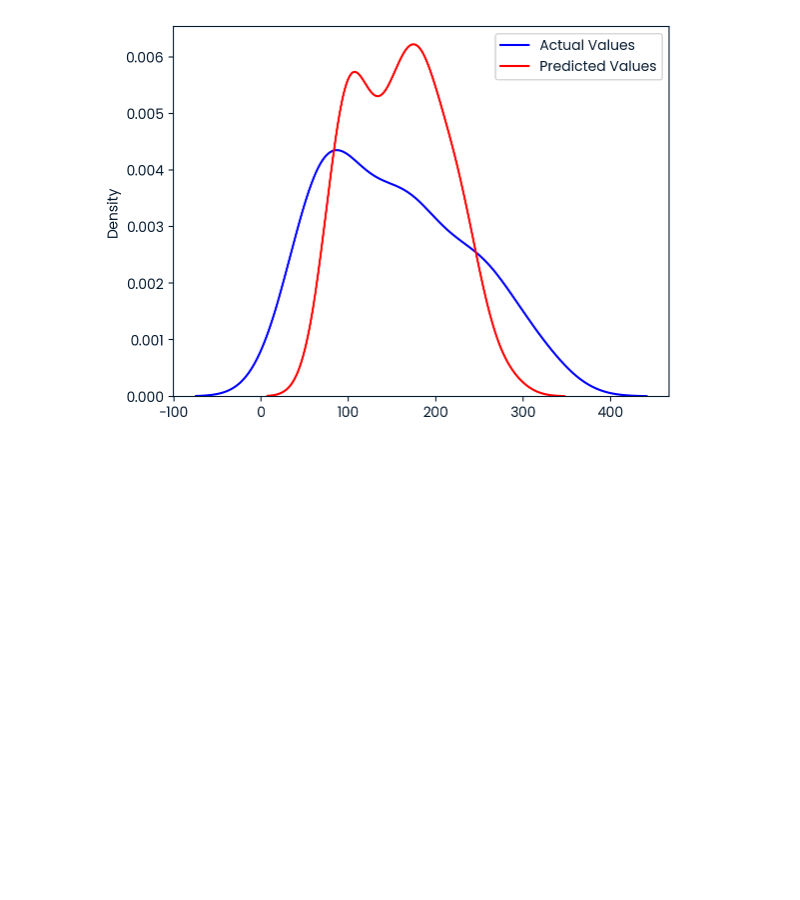
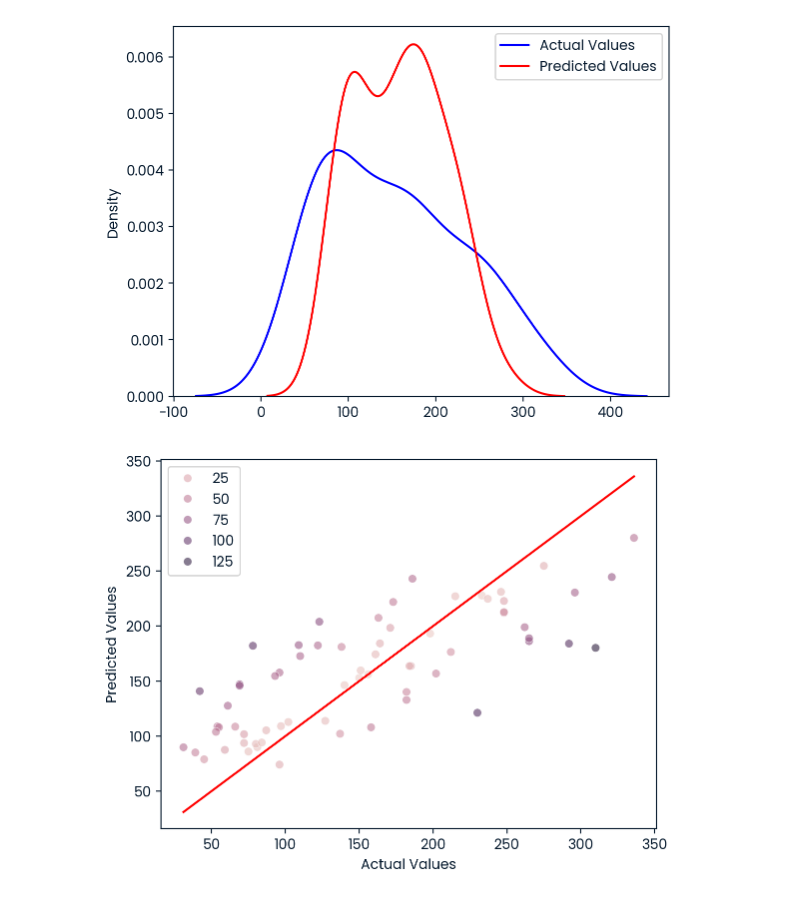
Before and after one commit to kedesky/ML-Diabetes-dataset, a Jupyter notebook: Diabetes dataset (part 4).ipynb, the cells around one changed output. Cells and saved outputs as stored; diff of their text form; code cells hidden in the pictures; blank space fills up the shorter version.

```diff
--- a/Diabetes dataset (part 4).ipynb
+++ b/Diabetes dataset (part 4).ipynb
@@ -80,9 +80,10 @@ cv_results = xgb_gscv.cv_results_
 print(f'Best estimator: max_depth:{xgb_gscv.best_estimator_.max_depth}, n_estimators:{xgb_gscv.best_estimator_.n_estimators}, learning_rate:{xgb_gscv.best_estimator_.learning_rate}')
 
 model = xgb_gscv.best_estimator_
-
+y_pred = model.predict(X_test)
 test_score= model.score(X_test, y_test)
 train_score= model.score(X_train, y_train)
+
 
 row = [model_name, test_score, train_score]
 dataset_scores.loc[len(dataset_scores)+1] = row
@@ -92,7 +93,7 @@ print(dataset_scores.sort_values('test_score', ascending=False))
 
 
 ax1 = sns.distplot(y_test, hist=False, color="b", label="Actual Values")
-sns.distplot(model.predict(X_test) , hist=False, color="r", label="Predicted Values" , ax=ax1)
+sns.distplot(y_pred , hist=False, color="r", label="Predicted Values" , ax=ax1)
 plt.legend()
 plt.show()
 # %% [output]
@@ -102,3 +103,14 @@ Best estimator: max_depth:2, n_estimators:50, learning_rate:0.0944
 1  XGBRegressor_tuned    0.585259     0.603540
 0        XGBRegressor    0.474221     0.999996
 [figure]
+# %%
+actual, predicted = y_test.values.flatten(), y_pred.flatten()
+
+residuals = abs(actual - predicted)
+sns.scatterplot(x=actual, y=predicted, hue=residuals, alpha=0.6)
+sns.lineplot(x=[actual.min(), actual.max()], y=[actual.min(), actual.max()], color='red')
+plt.xlabel('Actual Values')
+plt.ylabel('Predicted Values')
+plt.show()
+# %% [output]
+[figure, added]
```
Also changed, not shown: parts of 1 cell of this notebook.
